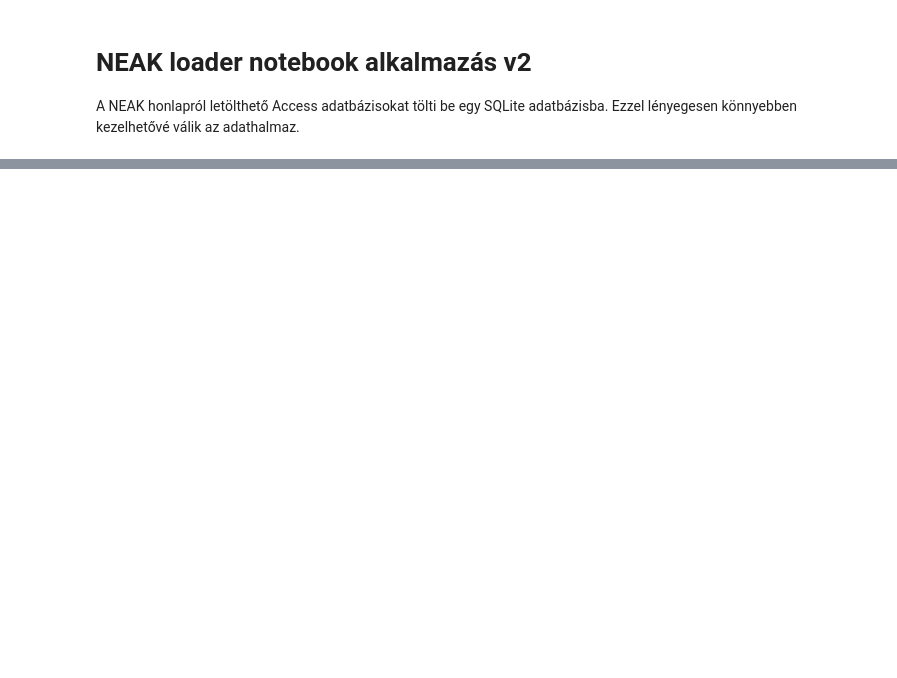
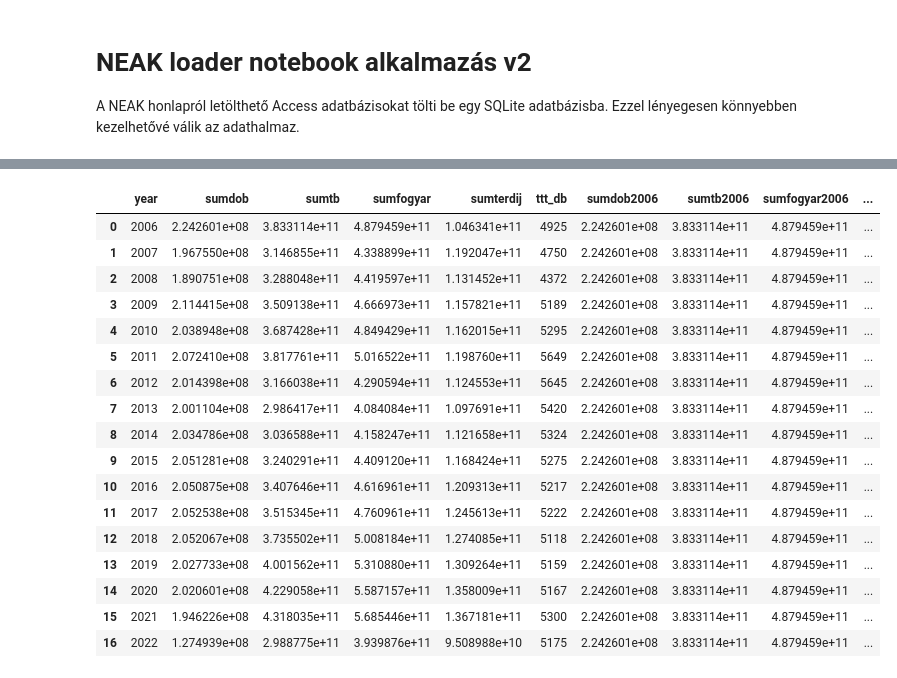
Before and after one commit to tom1964h/neak_pharma_statistica, a Jupyter notebook: neak_loaderv2.ipynb, the cells around one changed output, grey strips where cells are left out. Cells and saved outputs as stored; diff of their text form; code cells hidden in the pictures; blank space fills up the shorter version.

```diff
--- a/neak_loaderv2.ipynb
+++ b/neak_loaderv2.ipynb
@@ -263,0 +299,36 @@ df_recent.to_csv("already_scanned.csv", sep=";", encoding='utf-8', index=False)
+# %%
+db = sqlite3.connect('neak2.sqlite3')
+# %%
+# az éves felösszegzés első beolvasása
+q = "select * from years"
+df_years = pd.read_sql(q, db)
+sumdob2006 = df_years.iloc[0,1]
+sumtb2006 = df_years.iloc[0,2]
+sumfogyar2006 = df_years.iloc[0,3]
+df_years['sumdob2006']=sumdob2006
+df_years['sumtb2006']=sumtb2006
+df_years['sumfogyar2006']=sumfogyar2006
+df_years['changeSumDob'] = (((df_years['sumdob']/df_years.shift(1, axis = 0)['sumdob'])-1)*100).round(decimals=2)
+df_years['changeSumFogyar'] = (((df_years['sumfogyar']/df_years.shift(1, axis = 0)['sumfogyar'])-1)*100).round(decimals=2)
+df_years = df_years.fillna(0)
+# %%
+df_years
+# %% [output]
+|  | year | sumdob | sumtb | sumfogyar | sumterdij | ttt_db | sumdob2006 | sumtb2006 | sumfogyar2006 | ... |
+| 0 | 2006 | 2.242601e+08 | 3.833114e+11 | 4.879459e+11 | 1.046341e+11 | 4925 | 2.242601e+08 | 3.833114e+11 | 4.879459e+11 | ... |
+| 1 | 2007 | 1.967550e+08 | 3.146855e+11 | 4.338899e+11 | 1.192047e+11 | 4750 | 2.242601e+08 | 3.833114e+11 | 4.879459e+11 | ... |
+| 2 | 2008 | 1.890751e+08 | 3.288048e+11 | 4.419597e+11 | 1.131452e+11 | 4372 | 2.242601e+08 | 3.833114e+11 | 4.879459e+11 | ... |
+| 3 | 2009 | 2.114415e+08 | 3.509138e+11 | 4.666973e+11 | 1.157821e+11 | 5189 | 2.242601e+08 | 3.833114e+11 | 4.879459e+11 | ... |
+| 4 | 2010 | 2.038948e+08 | 3.687428e+11 | 4.849429e+11 | 1.162015e+11 | 5295 | 2.242601e+08 | 3.833114e+11 | 4.879459e+11 | ... |
+| 5 | 2011 | 2.072410e+08 | 3.817761e+11 | 5.016522e+11 | 1.198760e+11 | 5649 | 2.242601e+08 | 3.833114e+11 | 4.879459e+11 | ... |
+| 6 | 2012 | 2.014398e+08 | 3.166038e+11 | 4.290594e+11 | 1.124553e+11 | 5645 | 2.242601e+08 | 3.833114e+11 | 4.879459e+11 | ... |
+| 7 | 2013 | 2.001104e+08 | 2.986417e+11 | 4.084084e+11 | 1.097691e+11 | 5420 | 2.242601e+08 | 3.833114e+11 | 4.879459e+11 | ... |
+| 8 | 2014 | 2.034786e+08 | 3.036588e+11 | 4.158247e+11 | 1.121658e+11 | 5324 | 2.242601e+08 | 3.833114e+11 | 4.879459e+11 | ... |
+| 9 | 2015 | 2.051281e+08 | 3.240291e+11 | 4.409120e+11 | 1.168424e+11 | 5275 | 2.242601e+08 | 3.833114e+11 | 4.879459e+11 | ... |
+| 10 | 2016 | 2.050875e+08 | 3.407646e+11 | 4.616961e+11 | 1.209313e+11 | 5217 | 2.242601e+08 | 3.833114e+11 | 4.879459e+11 | ... |
+| 11 | 2017 | 2.052538e+08 | 3.515345e+11 | 4.760961e+11 | 1.245613e+11 | 5222 | 2.242601e+08 | 3.833114e+11 | 4.879459e+11 | ... |
+| 12 | 2018 | 2.052067e+08 | 3.735502e+11 | 5.008184e+11 | 1.274085e+11 | 5118 | 2.242601e+08 | 3.833114e+11 | 4.879459e+11 | ... |
+| 13 | 2019 | 2.027733e+08 | 4.001562e+11 | 5.310880e+11 | 1.309264e+11 | 5159 | 2.242601e+08 | 3.833114e+11 | 4.879459e+11 | ... |
+| 14 | 2020 | 2.020601e+08 | 4.229058e+11 | 5.587157e+11 | 1.358009e+11 | 5167 | 2.242601e+08 | 3.833114e+11 | 4.879459e+11 | ... |
+| 15 | 2021 | 1.946226e+08 | 4.318035e+11 | 5.685446e+11 | 1.367181e+11 | 5300 | 2.242601e+08 | 3.833114e+11 | 4.879459e+11 | ... |
+| 16 | 2022 | 1.274939e+08 | 2.988775e+11 | 3.939876e+11 | 9.508988e+10 | 5175 | 2.242601e+08 | 3.833114e+11 | 4.879459e+11 | ... |
```
Also changed, not shown: parts of 16 cells of this notebook, 7 other files.
